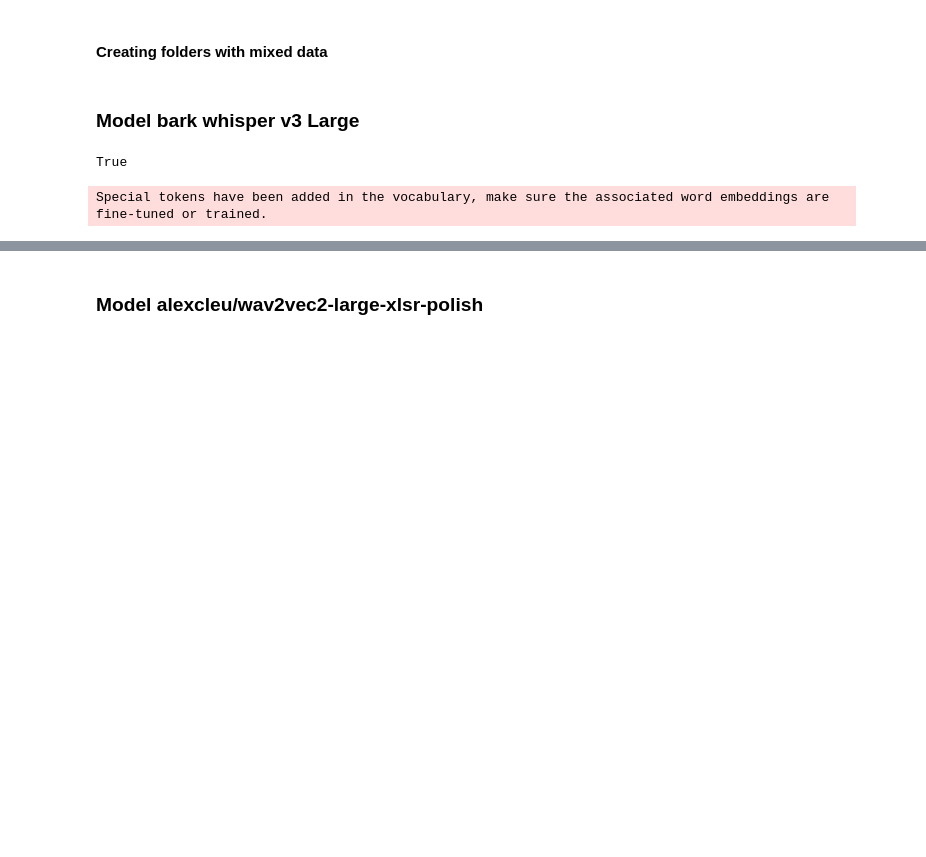
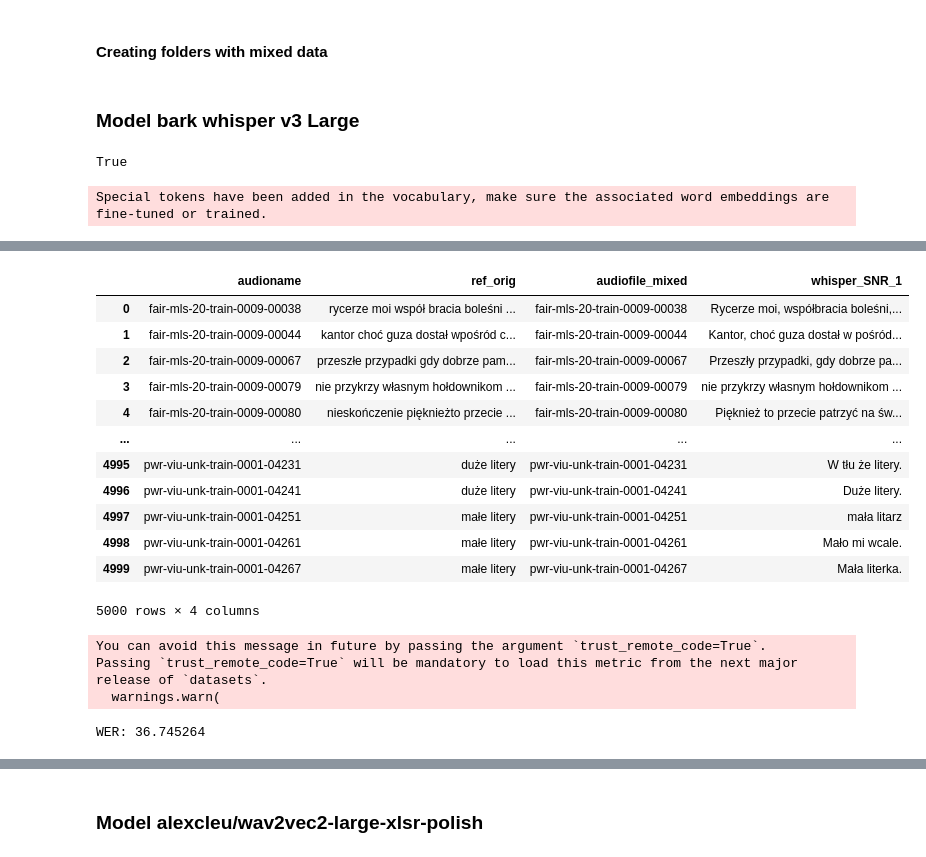
Before and after one commit to eryk0wski/ASR-SNR-Research, a Jupyter notebook: data_extract.ipynb, the cells around one changed output, grey strips where cells are left out. Drawn from its saved outputs; the diff is of its cells as text; code cells hidden in the pictures; blank space fills up the shorter version.

```diff
--- a/data_extract.ipynb
+++ b/data_extract.ipynb
@@ -237,0 +316,36 @@ snr_dataframe
+# %%
+df_audioname = full_df[['audioname', 'ref_orig']]
+
+# Create a new dataframe for 'audiofile_mixed' and 'SNR_100'
+df_audiofile = full_df[['audiofile_mixed', 'whisper_SNR_-3']]
+
+# Merge the two dataframes on 'audioname' and 'audiofile_mixed'
+result_df = pd.merge(df_audioname, df_audiofile, how='outer', left_on='audioname', right_on='audiofile_mixed')
+
+# Drop the redundant column and rename columns
+#result_df = result_df.drop(columns=['audiofile_mixed']).rename(columns={'ref_orig': 'ref_orig', 'SNR_100': 'aligned_SNR_100'})
+
+# Display the result_df
+result_df
+# %% [output]
+|  | audioname | ref_orig | audiofile_mixed | whisper_SNR_1 |
+| 0 | fair-mls-20-train-0009-00038 | rycerze moi współ bracia boleśni ... | fair-mls-20-train-0009-00038 | Rycerze moi, współbracia boleśni,... |
+| 1 | fair-mls-20-train-0009-00044 | kantor choć guza dostał wpośród c... | fair-mls-20-train-0009-00044 | Kantor, choć guza dostał w pośród... |
+| 2 | fair-mls-20-train-0009-00067 | przeszłe przypadki gdy dobrze pam... | fair-mls-20-train-0009-00067 | Przeszły przypadki, gdy dobrze pa... |
+| 3 | fair-mls-20-train-0009-00079 | nie przykrzy własnym hołdownikom ... | fair-mls-20-train-0009-00079 | nie przykrzy własnym hołdownikom ... |
+| 4 | fair-mls-20-train-0009-00080 | nieskończenie pięknieżto przecie ... | fair-mls-20-train-0009-00080 | Pięknież to przecie patrzyć na św... |
+| ... | ... | ... | ... | ... |
+| 4995 | pwr-viu-unk-train-0001-04231 | duże litery | pwr-viu-unk-train-0001-04231 | W tłu że litery. |
+| 4996 | pwr-viu-unk-train-0001-04241 | duże litery | pwr-viu-unk-train-0001-04241 | Duże litery. |
+| 4997 | pwr-viu-unk-train-0001-04251 | małe litery | pwr-viu-unk-train-0001-04251 | mała litarz |
+| 4998 | pwr-viu-unk-train-0001-04261 | małe litery | pwr-viu-unk-train-0001-04261 | Mało mi wcale. |
+| 4999 | pwr-viu-unk-train-0001-04267 | małe litery | pwr-viu-unk-train-0001-04267 | Mała literka. |
+5000 rows × 4 columns
+# %%
+wer = load_metric('wer')
+print("WER: {:2f}".format(100 * wer.compute(predictions=result_df["whisper_SNR_1"], references=result_df["ref_orig"])))
+# %% [output]
+You can avoid this message in future by passing the argument `trust_remote_code=True`.
+Passing `trust_remote_code=True` will be mandatory to load this metric from the next major release of `datasets`.
+  warnings.warn(
+WER: 36.745264
```
Also changed, not shown: parts of 23 cells of this notebook, 3 other files.
